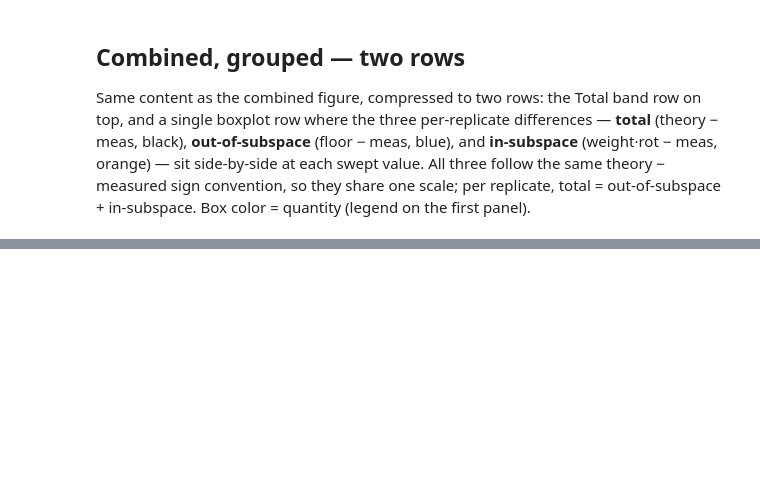
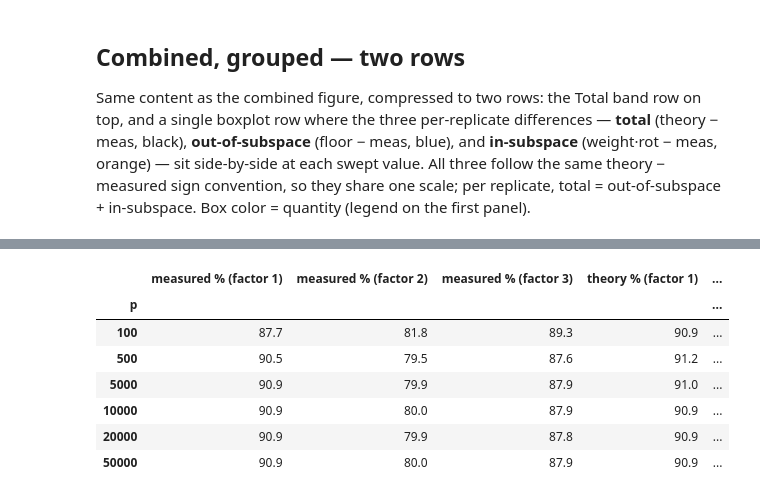
Before and after one commit to ethanl1954/paper1-repo, a Jupyter notebook: notebooks/ex-2_combined.ipynb, the cells around one changed output, grey strips where cells are left out. Saved outputs shown, nothing was run; the diff lists cells and outputs as text; code cells hidden in the pictures; blank space fills up the shorter version.

```diff
--- a/notebooks/ex-2_combined.ipynb
+++ b/notebooks/ex-2_combined.ipynb
@@ -389,0 +399,19 @@ for d, key, lab in _SWEEPS:
+# %%
+g = df_p.groupby(["j", "p"]).agg(
+    oos=("measured_out_of_subspace", "mean"), total=("sin2_j", "mean"),
+    floor=("floor", "mean"), rhs=("rhs", "mean"))
+share = pd.DataFrame({
+    "measured %": 100 * g["oos"] / g["total"],
+    "theory %": 100 * g["floor"] / g["rhs"],
+}).round(1).unstack("j")
+share.columns = [f"{q} (factor {j})" for q, j in share.columns]
+share
+# %% [output]
+|  | measured % (factor 1) | measured % (factor 2) | measured % (factor 3) | theory % (factor 1) | ... |
+| p |  |  |  |  | ... |
+| 100 | 87.7 | 81.8 | 89.3 | 90.9 | ... |
+| 500 | 90.5 | 79.5 | 87.6 | 91.2 | ... |
+| 5000 | 90.9 | 79.9 | 87.9 | 91.0 | ... |
+| 10000 | 90.9 | 80.0 | 87.9 | 90.9 | ... |
+| 20000 | 90.9 | 79.9 | 87.8 | 90.9 | ... |
+| 50000 | 90.9 | 80.0 | 87.9 | 90.9 | ... |
```
Also changed, not shown: parts of 4 cells of this notebook, 1 other file.
